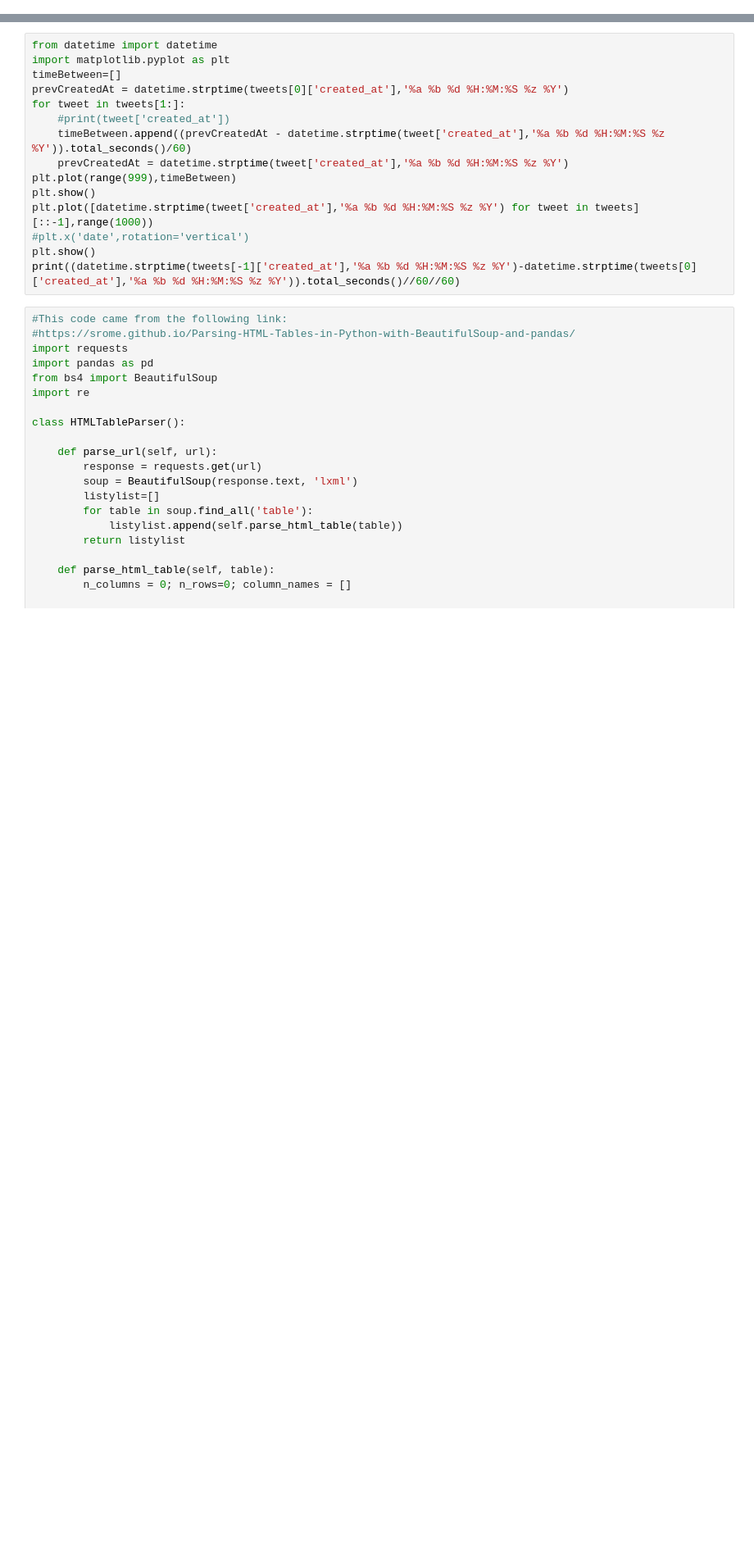
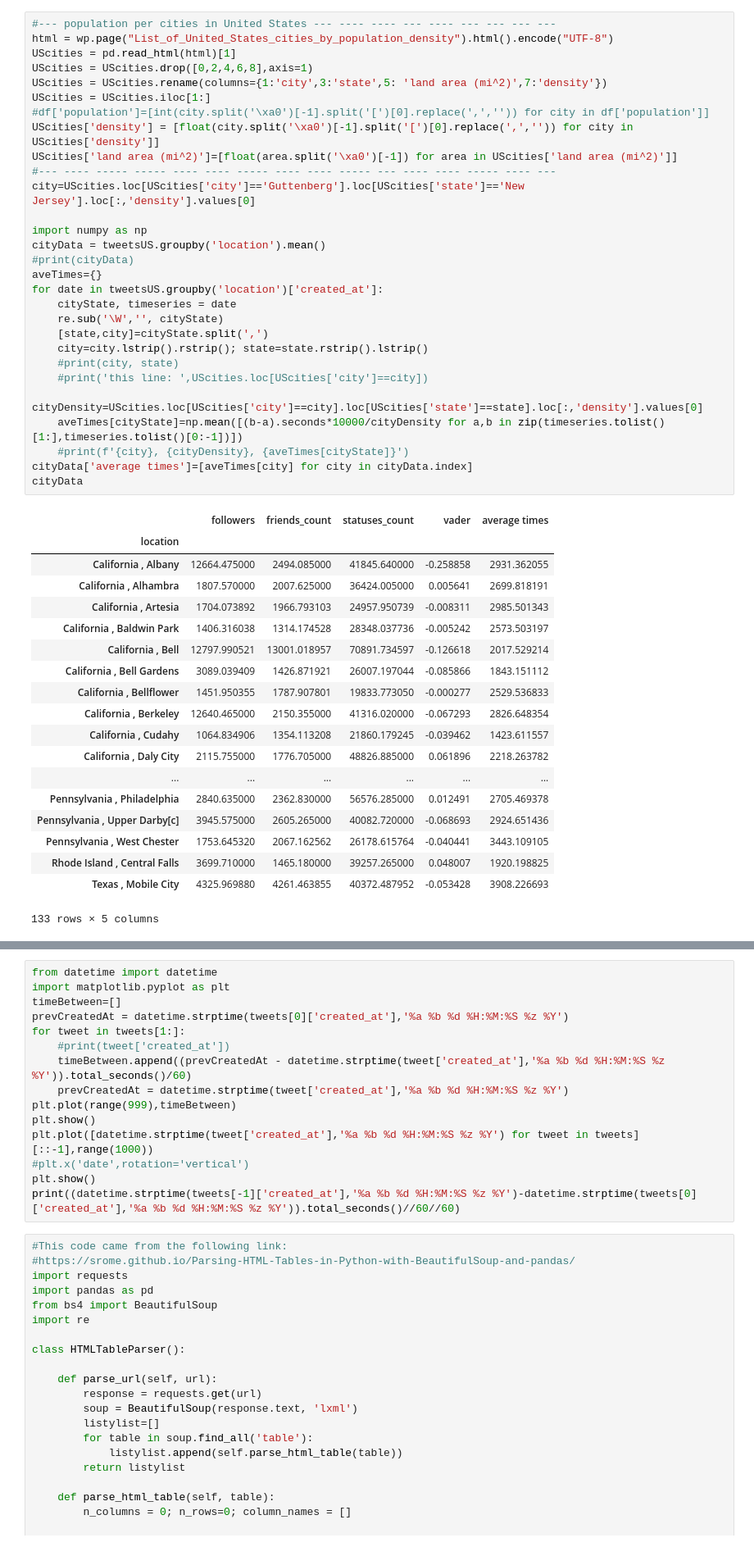
Before and after one commit to jshtaway/CurrentTrendsTool, a Jupyter notebook: DataSearch-Copy1.ipynb, the cells around one changed output, grey strips where cells are left out. Shown: that part at 82% size. Drawn from its saved outputs; the diff is of its cells as text; blank space fills up the shorter version.

```diff
--- a/DataSearch-Copy1.ipynb
+++ b/DataSearch-Copy1.ipynb
@@ -296,0 +334,49 @@ tweets
+# %%
+#--- population per cities in United States --- ---- ---- --- ---- --- --- --- ---
+html = wp.page("List_of_United_States_cities_by_population_density").html().encode("UTF-8")
+UScities = pd.read_html(html)[1]
+UScities = UScities.drop([0,2,4,6,8],axis=1)
+UScities = UScities.rename(columns={1:'city',3:'state',5: 'land area (mi^2)',7:'density'})
+UScities = UScities.iloc[1:]
+#df['population']=[int(city.split('\xa0')[-1].split('[')[0].replace(',','')) for city in df['population']]
+UScities['density'] = [float(city.split('\xa0')[-1].split('[')[0].replace(',','')) for city in UScities['density']]
+UScities['land area (mi^2)']=[float(area.split('\xa0')[-1]) for area in UScities['land area (mi^2)']]
+#--- ---- ----- ----- ---- ---- ----- ---- ---- ----- --- ---- ---- ----- ---- ---
+city=UScities.loc[UScities['city']=='Guttenberg'].loc[UScities['state']=='New Jersey'].loc[:,'density'].values[0]
+
+import numpy as np
+cityData = tweetsUS.groupby('location').mean()
+#print(cityData)
+aveTimes={}
+for date in tweetsUS.groupby('location')['created_at']:
+    cityState, timeseries = date
+    re.sub('\W','', cityState)
+    [state,city]=cityState.split(',')
+    city=city.lstrip().rstrip(); state=state.rstrip().lstrip()
+    #print(city, state)
+    #print('this line: ',UScities.loc[UScities['city']==city])
+    cityDensity=UScities.loc[UScities['city']==city].loc[UScities['state']==state].loc[:,'density'].values[0]
+    aveTimes[cityState]=np.mean([(b-a).seconds*10000/cityDensity for a,b in zip(timeseries.tolist()[1:],timeseries.tolist()[0:-1])])
+    #print(f'{city}, {cityDensity}, {aveTimes[cityState]}')
+cityData['average times']=[aveTimes[city] for city in cityData.index]
+cityData
+# %% [output]
+|  | followers | friends_count | statuses_count | vader | average times |
+| location |  |  |  |  |  |
+| California , Albany | 12664.475000 | 2494.085000 | 41845.640000 | -0.258858 | 2931.362055 |
+| California , Alhambra | 1807.570000 | 2007.625000 | 36424.005000 | 0.005641 | 2699.818191 |
+| California , Artesia | 1704.073892 | 1966.793103 | 24957.950739 | -0.008311 | 2985.501343 |
+| California , Baldwin Park | 1406.316038 | 1314.174528 | 28348.037736 | -0.005242 | 2573.503197 |
+| California , Bell | 12797.990521 | 13001.018957 | 70891.734597 | -0.126618 | 2017.529214 |
+| California , Bell Gardens | 3089.039409 | 1426.871921 | 26007.197044 | -0.085866 | 1843.151112 |
+| California , Bellflower | 1451.950355 | 1787.907801 | 19833.773050 | -0.000277 | 2529.536833 |
+| California , Berkeley | 12640.465000 | 2150.355000 | 41316.020000 | -0.067293 | 2826.648354 |
+| California , Cudahy | 1064.834906 | 1354.113208 | 21860.179245 | -0.039462 | 1423.611557 |
+| California , Daly City | 2115.755000 | 1776.705000 | 48826.885000 | 0.061896 | 2218.263782 |
+| ... | ... | ... | ... | ... | ... |
+| Pennsylvania , Philadelphia | 2840.635000 | 2362.830000 | 56576.285000 | 0.012491 | 2705.469378 |
+| Pennsylvania , Upper Darby[c] | 3945.575000 | 2605.265000 | 40082.720000 | -0.068693 | 2924.651436 |
+| Pennsylvania , West Chester | 1753.645320 | 2067.162562 | 26178.615764 | -0.040441 | 3443.109105 |
+| Rhode Island , Central Falls | 3699.710000 | 1465.180000 | 39257.265000 | 0.048007 | 1920.198825 |
+| Texas , Mobile City | 4325.969880 | 4261.463855 | 40372.487952 | -0.053428 | 3908.226693 |
+133 rows × 5 columns
```
Also changed, not shown: parts of 6 cells of this notebook.
